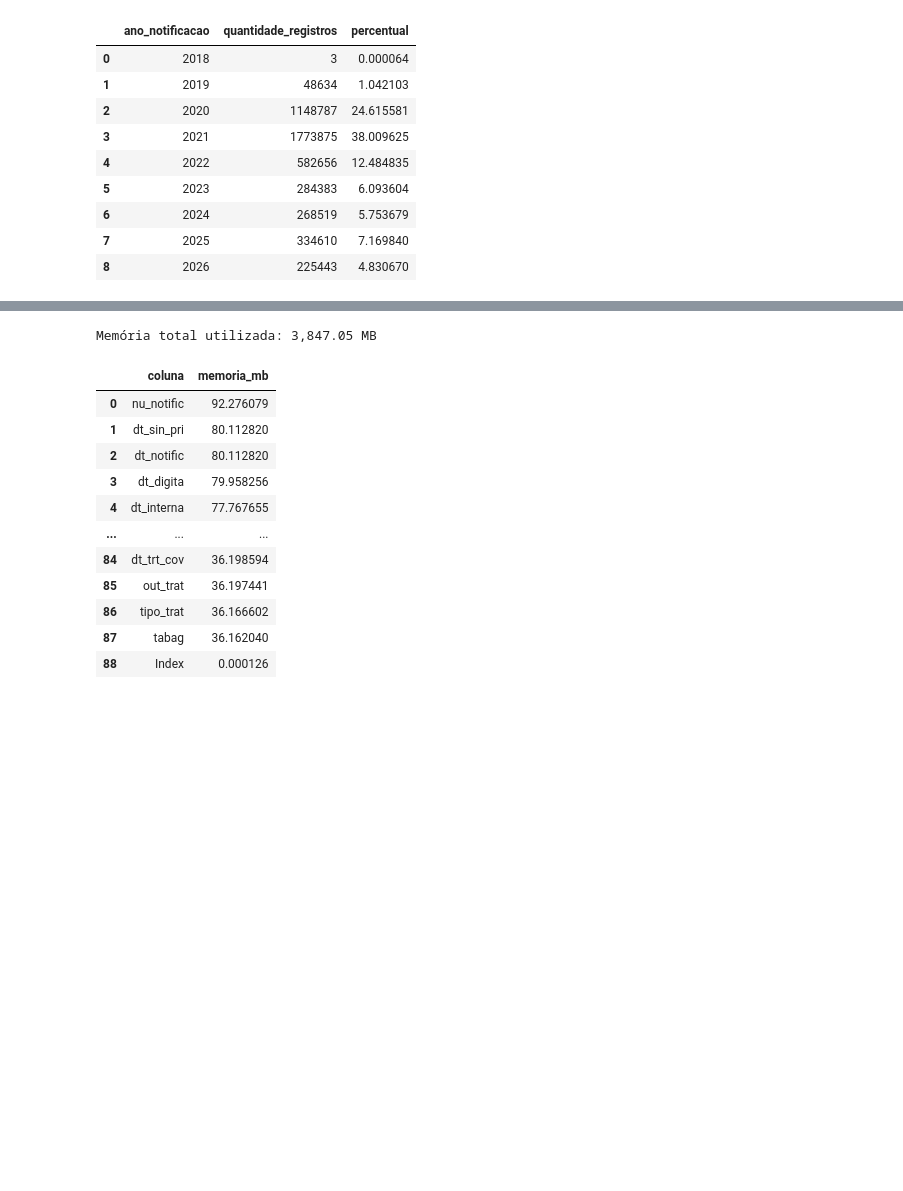
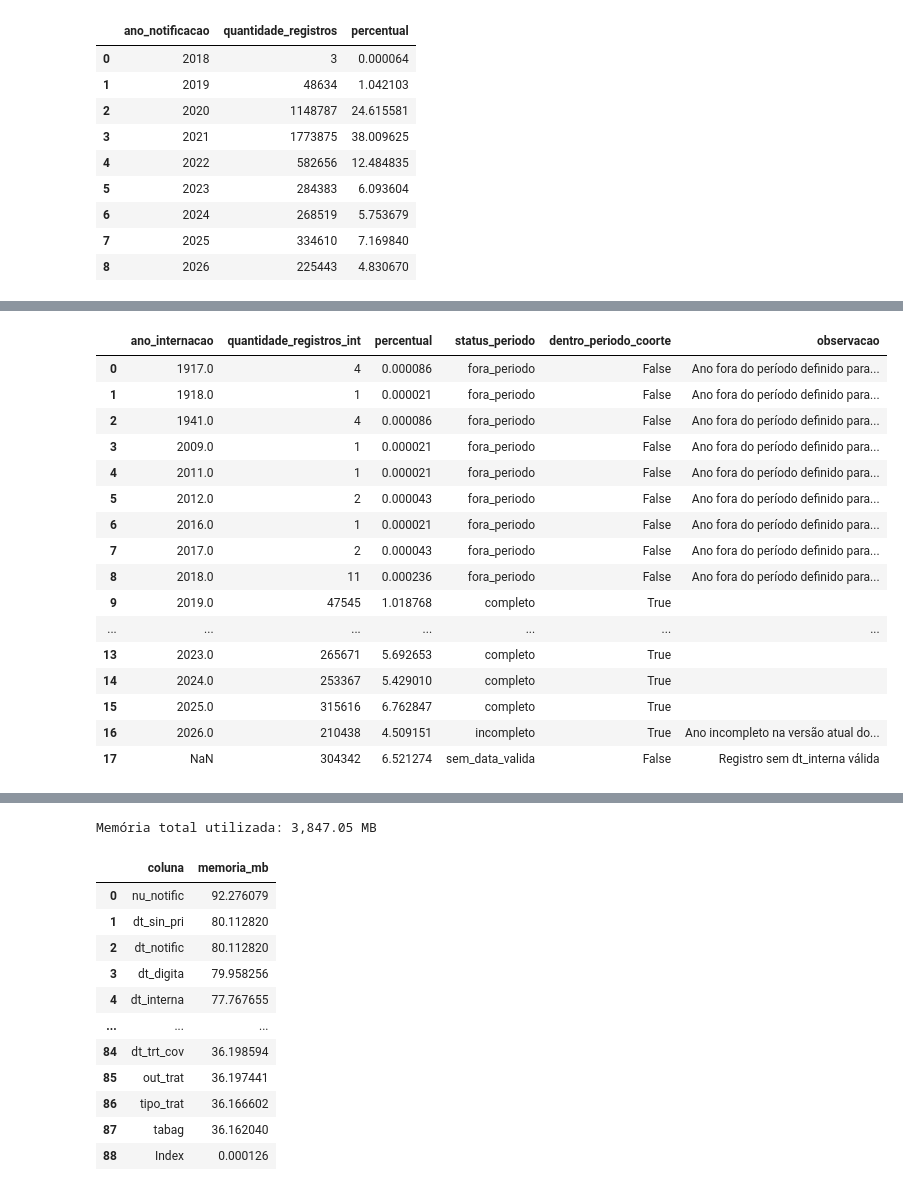
Before and after one commit to Ivan-S-Oliveira/Projeto_Integrador, a Jupyter notebook: notebooks/02_eda/01_eda_primeira_passagem.ipynb, the cells around one changed output, grey strips where cells are left out. Cells and saved outputs as stored; diff of their text form; code cells hidden in the pictures; blank space fills up the shorter version.

```diff
--- a/notebooks/02_eda/01_eda_primeira_passagem.ipynb
+++ b/notebooks/02_eda/01_eda_primeira_passagem.ipynb
@@ -664,0 +1433,98 @@ display(volume_por_ano_int)
+# %%
+ANO_INCOMPLETO = 2026
+
+status_periodos = (
+    volume_por_ano_int
+    .copy()
+)
+
+status_periodos["status_periodo"] = (
+    "fora_periodo"
+)
+
+status_periodos.loc[
+    status_periodos[
+        "ano_internacao"
+    ].between(
+        ANO_INICIAL_COORTE,
+        ANO_FINAL_COORTE - 1,
+    ),
+    "status_periodo",
+] = "completo"
+
+status_periodos.loc[
+    status_periodos[
+        "ano_internacao"
+    ].eq(ANO_INCOMPLETO),
+    "status_periodo",
+] = "incompleto"
+
+status_periodos.loc[
+    status_periodos[
+        "ano_internacao"
+    ].isna(),
+    "status_periodo",
+] = "sem_data_valida"
+
+status_periodos[
+    "dentro_periodo_coorte"
+] = (
+    status_periodos[
+        "ano_internacao"
+    ]
+    .between(
+        ANO_INICIAL_COORTE,
+        ANO_FINAL_COORTE,
+    )
+)
+
+status_periodos["observacao"] = ""
+
+status_periodos.loc[
+    status_periodos[
+        "status_periodo"
+    ].eq("incompleto"),
+    "observacao",
+] = (
+    "Ano incompleto na versão atual "
+    "dos dados"
+)
+
+status_periodos.loc[
+    status_periodos[
+        "status_periodo"
+    ].eq("fora_periodo"),
+    "observacao",
+] = (
+    "Ano fora do período definido "
+    "para a coorte"
+)
+
+status_periodos.loc[
+    status_periodos[
+        "status_periodo"
+    ].eq("sem_data_valida"),
+    "observacao",
+] = (
+    "Registro sem dt_interna válida"
+)
+
+display(status_periodos)
+# %% [output]
+|  | ano_internacao | quantidade_registros_int | percentual | status_periodo | dentro_periodo_coorte | observacao |
+| 0 | 1917.0 | 4 | 0.000086 | fora_periodo | False | Ano fora do período definido para... |
+| 1 | 1918.0 | 1 | 0.000021 | fora_periodo | False | Ano fora do período definido para... |
+| 2 | 1941.0 | 4 | 0.000086 | fora_periodo | False | Ano fora do período definido para... |
+| 3 | 2009.0 | 1 | 0.000021 | fora_periodo | False | Ano fora do período definido para... |
+| 4 | 2011.0 | 1 | 0.000021 | fora_periodo | False | Ano fora do período definido para... |
+| 5 | 2012.0 | 2 | 0.000043 | fora_periodo | False | Ano fora do período definido para... |
+| 6 | 2016.0 | 1 | 0.000021 | fora_periodo | False | Ano fora do período definido para... |
+| 7 | 2017.0 | 2 | 0.000043 | fora_periodo | False | Ano fora do período definido para... |
+| 8 | 2018.0 | 11 | 0.000236 | fora_periodo | False | Ano fora do período definido para... |
+| 9 | 2019.0 | 47545 | 1.018768 | completo | True |  |
+| ... | ... | ... | ... | ... | ... | ... |
+| 13 | 2023.0 | 265671 | 5.692653 | completo | True |  |
+| 14 | 2024.0 | 253367 | 5.429010 | completo | True |  |
+| 15 | 2025.0 | 315616 | 6.762847 | completo | True |  |
+| 16 | 2026.0 | 210438 | 4.509151 | incompleto | True | Ano incompleto na versão atual do... |
+| 17 | NaN | 304342 | 6.521274 | sem_data_valida | False | Registro sem dt_interna válida |
```
Also changed, not shown: parts of 14 cells of this notebook, 9 other files.
